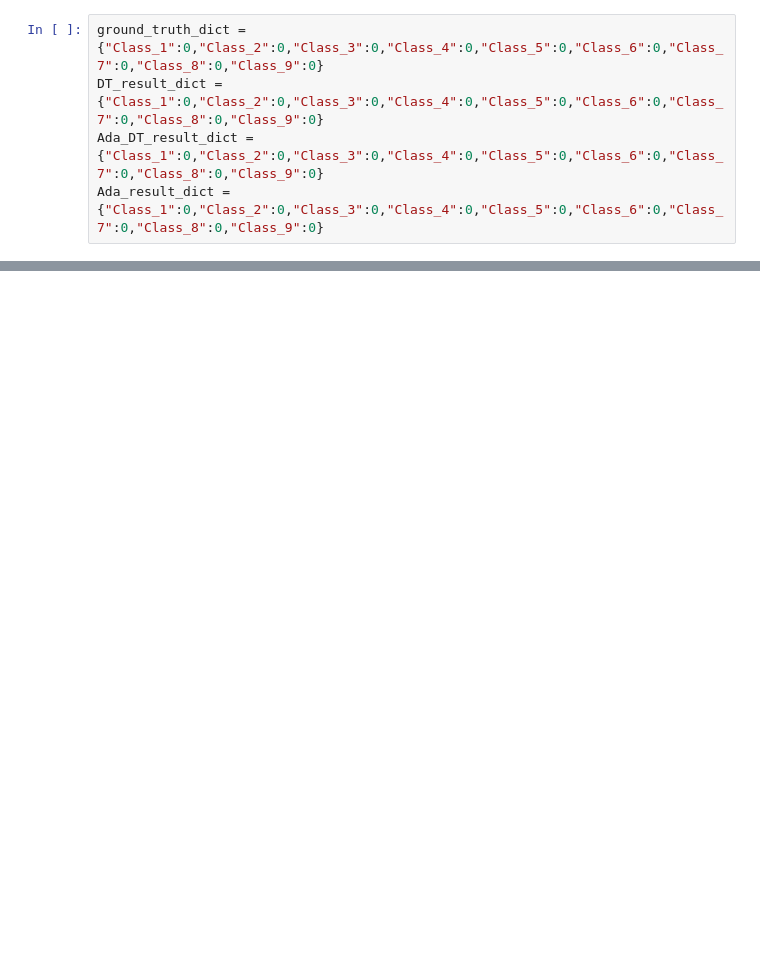
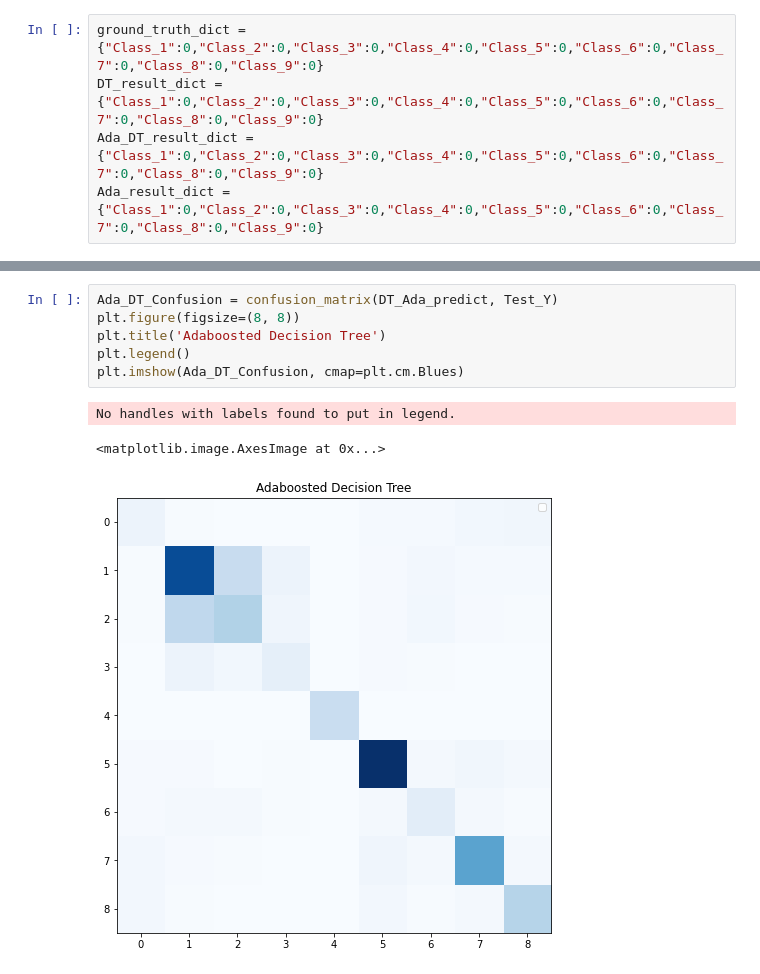
Before and after one commit to RRRRRRRRRRRoy/COMP9417, a Jupyter notebook: Group/OTTO_DecisionTree.ipynb, the cells around one changed output, grey strips where cells are left out. Saved outputs shown, nothing was run; the diff lists cells and outputs as text; blank space fills up the shorter version.

```diff
--- a/Group/OTTO_DecisionTree.ipynb
+++ b/Group/OTTO_DecisionTree.ipynb
@@ -200,0 +212,10 @@ plt.show()
+# %%
+Ada_DT_Confusion = confusion_matrix(DT_Ada_predict, Test_Y)
+plt.figure(figsize=(8, 8))
+plt.title('Adaboosted Decision Tree')
+plt.legend()
+plt.imshow(Ada_DT_Confusion, cmap=plt.cm.Blues)
+# %% [output]
+No handles with labels found to put in legend.
+<matplotlib.image.AxesImage at 0x...>
+[figure, added]
```
Also changed, not shown: parts of 11 cells of this notebook, 14 other files.
